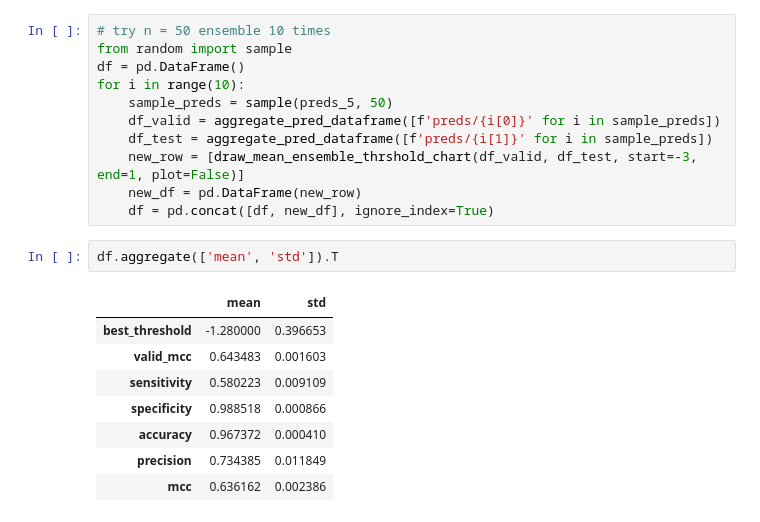
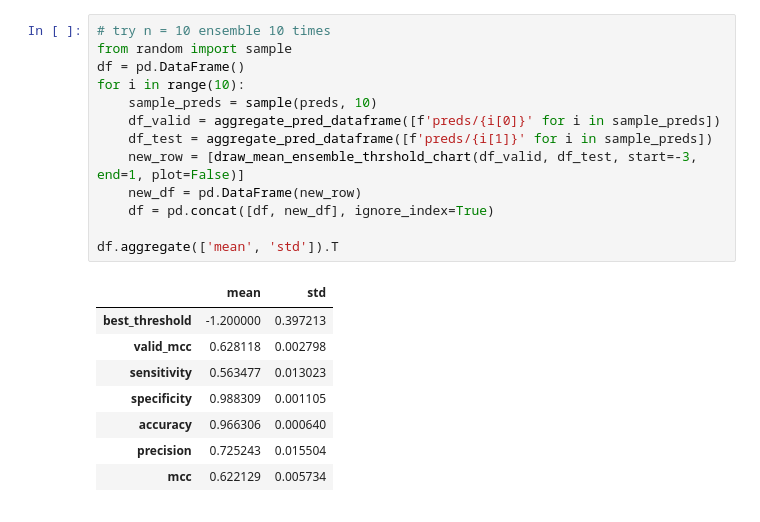
Before and after one commit to dlwocks31/atpbind, a Jupyter notebook: rus/mean_ensemble_csv.ipynb, the cells around one changed output. Cells and saved outputs as stored; diff of their text form.

```diff
--- a/rus/mean_ensemble_csv.ipynb
+++ b/rus/mean_ensemble_csv.ipynb
@@ -124,22 +111,22 @@ round_dict(draw_mean_ensemble_thrshold_chart(df_valid, df_test, start=-4, end=2)
 # %%
-# try n = 50 ensemble 10 times
+# try n = 10 ensemble 10 times
 from random import sample
 df = pd.DataFrame()
 for i in range(10):
-    sample_preds = sample(preds_5, 50)
+    sample_preds = sample(preds, 10)
     df_valid = aggregate_pred_dataframe([f'preds/{i[0]}' for i in sample_preds])
     df_test = aggregate_pred_dataframe([f'preds/{i[1]}' for i in sample_preds])
     new_row = [draw_mean_ensemble_thrshold_chart(df_valid, df_test, start=-3, end=1, plot=False)]
     new_df = pd.DataFrame(new_row)
     df = pd.concat([df, new_df], ignore_index=True)
+
+df.aggregate(['mean', 'std']).T
+# %% [output]
+|  | mean | std |
+| best_threshold | -1.200000 | 0.397213 |
+| valid_mcc | 0.628118 | 0.002798 |
+| sensitivity | 0.563477 | 0.013023 |
+| specificity | 0.988309 | 0.001105 |
+| accuracy | 0.966306 | 0.000640 |
+| precision | 0.725243 | 0.015504 |
+| mcc | 0.622129 | 0.005734 |
-# %%
-df.aggregate(['mean', 'std']).T
-# %% [output]
-|  | mean | std |
-| best_threshold | -1.280000 | 0.396653 |
-| valid_mcc | 0.643483 | 0.001603 |
-| sensitivity | 0.580223 | 0.009109 |
-| specificity | 0.988518 | 0.000866 |
-| accuracy | 0.967372 | 0.000410 |
-| precision | 0.734385 | 0.011849 |
-| mcc | 0.636162 | 0.002386 |
```
Also changed, not shown: parts of 14 cells of this notebook, 5 other files.
